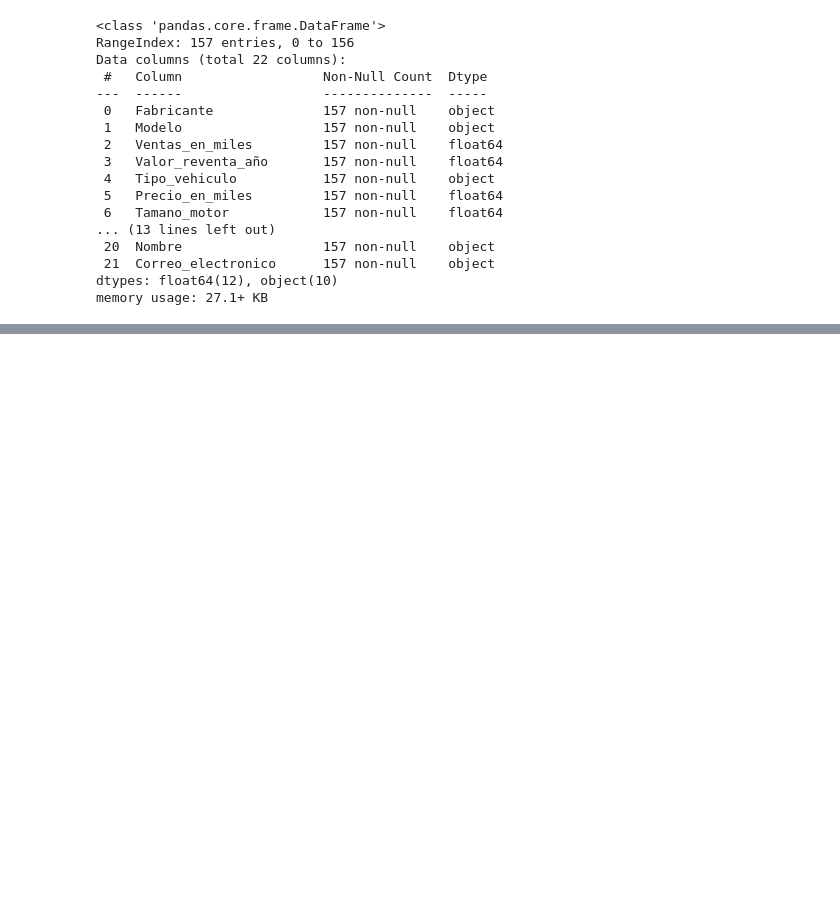
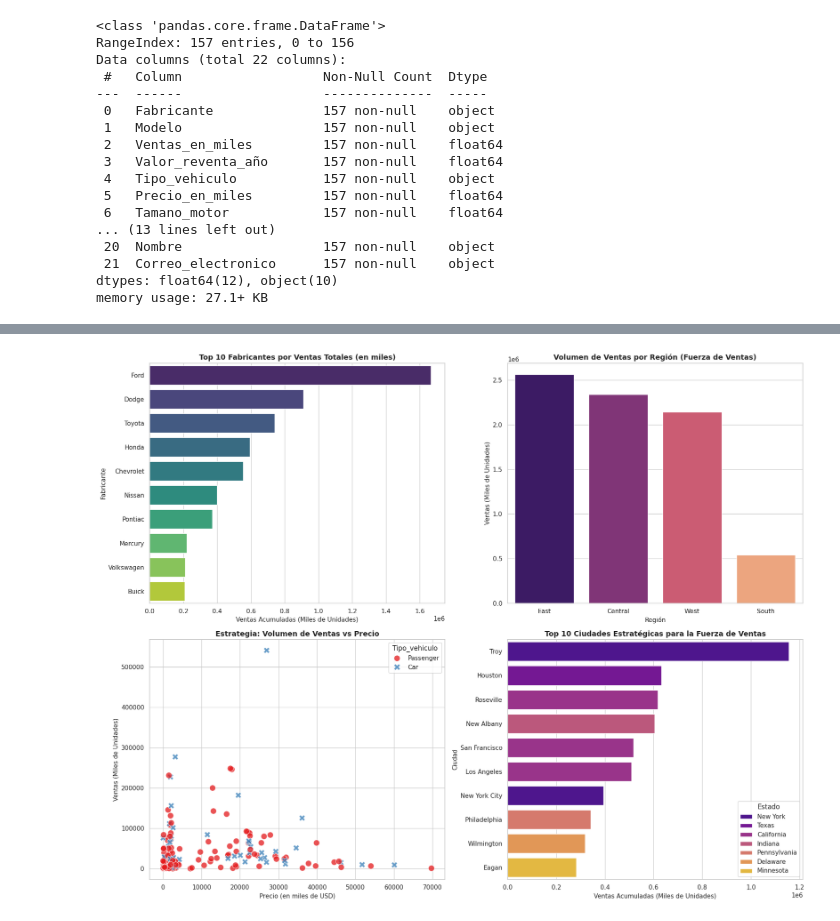
Before and after one commit to Starleen1996/analisis_datos_curso, a Jupyter notebook: venta_carros.ipynb, the cells around one changed output, grey strips where cells are left out. Cells and saved outputs as stored; diff of their text form; code cells hidden in the pictures; blank space fills up the shorter version.

```diff
--- a/venta_carros.ipynb
+++ b/venta_carros.ipynb
@@ -414,0 +518,75 @@ memory usage: 27.1+ KB
+# %%
+import matplotlib.pyplot as plt
+import seaborn as sns
+import pandas as pd
+
+# Configurar estilo de gráficos
+sns.set_theme(style="whitegrid")
+fig, axes = plt.subplots(2, 2, figsize=(18, 14))
+
+# --- 1. Top 10 Fabricantes con Mayor Volumen de Ventas ---
+top_fabricantes = df_limpio.groupby('Fabricante')['Ventas_en_miles'].sum().reset_index()\
+    .sort_values(by='Ventas_en_miles', ascending=False).head(10)
+
+sns.barplot(
+    data=top_fabricantes,
+    x='Ventas_en_miles',
+    y='Fabricante',
+    palette='viridis',
+    ax=axes[0, 0]
+)
+axes[0, 0].set_title('Top 10 Fabricantes por Ventas Totales (en miles)', fontsize=13, fontweight='bold')
+axes[0, 0].set_xlabel('Ventas Acumuladas (Miles de Unidades)', fontsize=11)
+axes[0, 0].set_ylabel('Fabricante', fontsize=11)
+
+# --- 2. Análisis Territorial: Ventas Totales por Región Geográfica ---
+ventas_region = df_limpio.groupby('Region')['Ventas_en_miles'].sum().reset_index()\
+    .sort_values(by='Ventas_en_miles', ascending=False)
+
+sns.barplot(
+    data=ventas_region,
+    x='Region',
+    y='Ventas_en_miles',
+    palette='magma',
+    ax=axes[0, 1]
+)
+axes[0, 1].set_title('Volumen de Ventas por Región (Fuerza de Ventas)', fontsize=13, fontweight='bold')
+axes[0, 1].set_xlabel('Región', fontsize=11)
+axes[0, 1].set_ylabel('Ventas (Miles de Unidades)', fontsize=11)
+
+# --- 3. Relación de Estrategia: Volumen de Ventas vs Precio ---
+sns.scatterplot(
+    data=df_limpio,
+    x='Precio_en_miles',
+    y='Ventas_en_miles',
+    hue='Tipo_vehiculo',
+    style='Tipo_vehiculo',
+    s=120,
+    alpha=0.75,
+    palette='Set1',
+    ax=axes[1, 0]
+)
+axes[1, 0].set_title('Estrategia: Volumen de Ventas vs Precio', fontsize=13, fontweight='bold')
+axes[1, 0].set_xlabel('Precio (en miles de USD)', fontsize=11)
+axes[1, 0].set_ylabel('Ventas (Miles de Unidades)', fontsize=11)
+
+# --- 4. Ciudades Clave dentro de los Estados Líderes ---
+top_ciudades = df_limpio.groupby(['Estado', 'Ciudad'])['Ventas_en_miles'].sum().reset_index()\
+    .sort_values(by='Ventas_en_miles', ascending=False).head(10)
+
+sns.barplot(
+    data=top_ciudades,
+    x='Ventas_en_miles',
+    y='Ciudad',
+    hue='Estado',
+    dodge=False,
+    palette='plasma',
+    ax=axes[1, 1]
+)
+axes[1, 1].set_title('Top 10 Ciudades Estratégicas para la Fuerza de Ventas', fontsize=13, fontweight='bold')
+axes[1, 1].set_xlabel('Ventas Acumuladas (Miles de Unidades)', fontsize=11)
+axes[1, 1].set_ylabel('Ciudad', fontsize=11)
+
+plt.tight_layout()
+plt.show()
+# %% [output]
@@ -414,0 +600 @@ memory usage: 27.1+ KB
+[figure, added]
```
Also changed, not shown: parts of 4 cells of this notebook.
